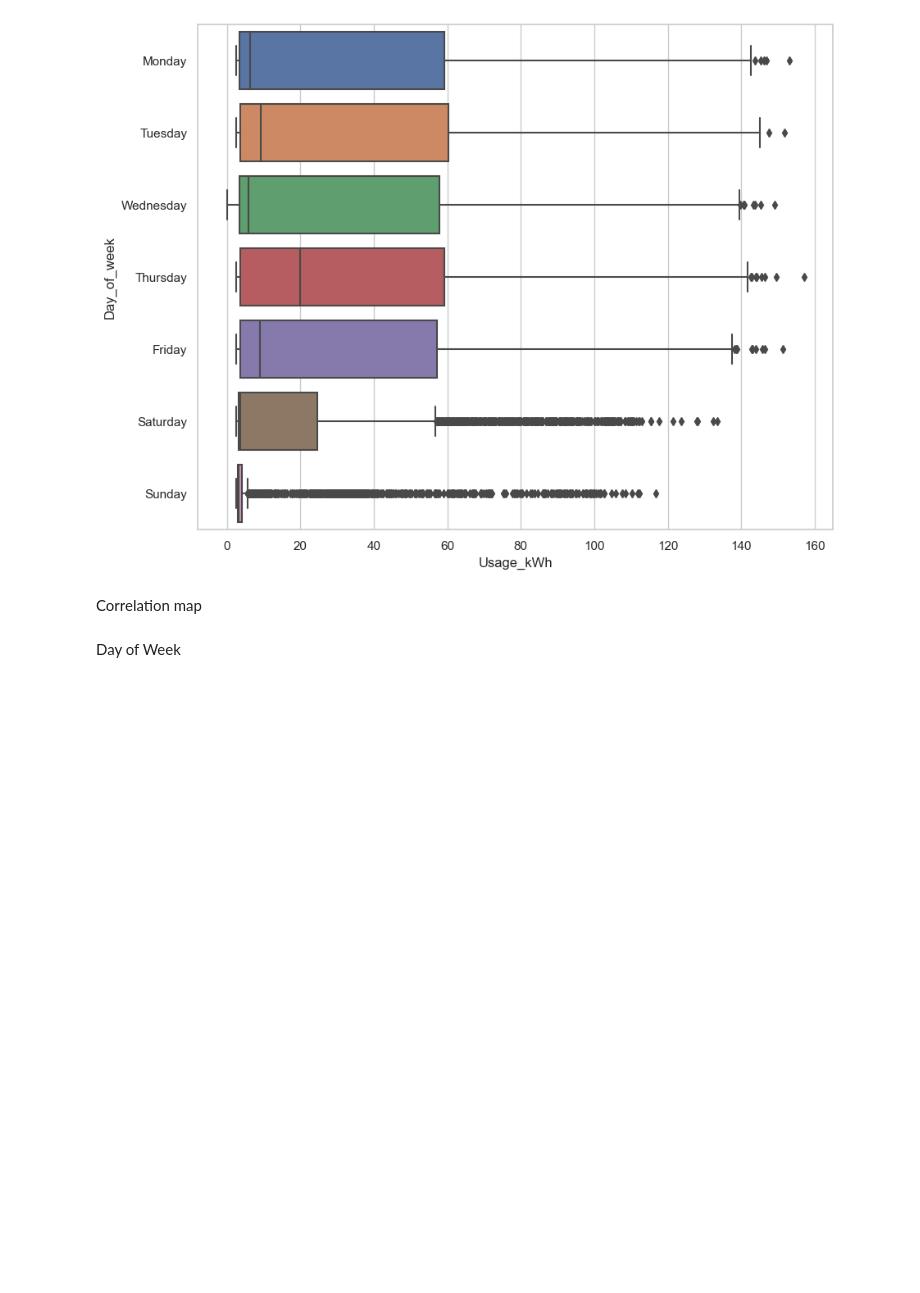
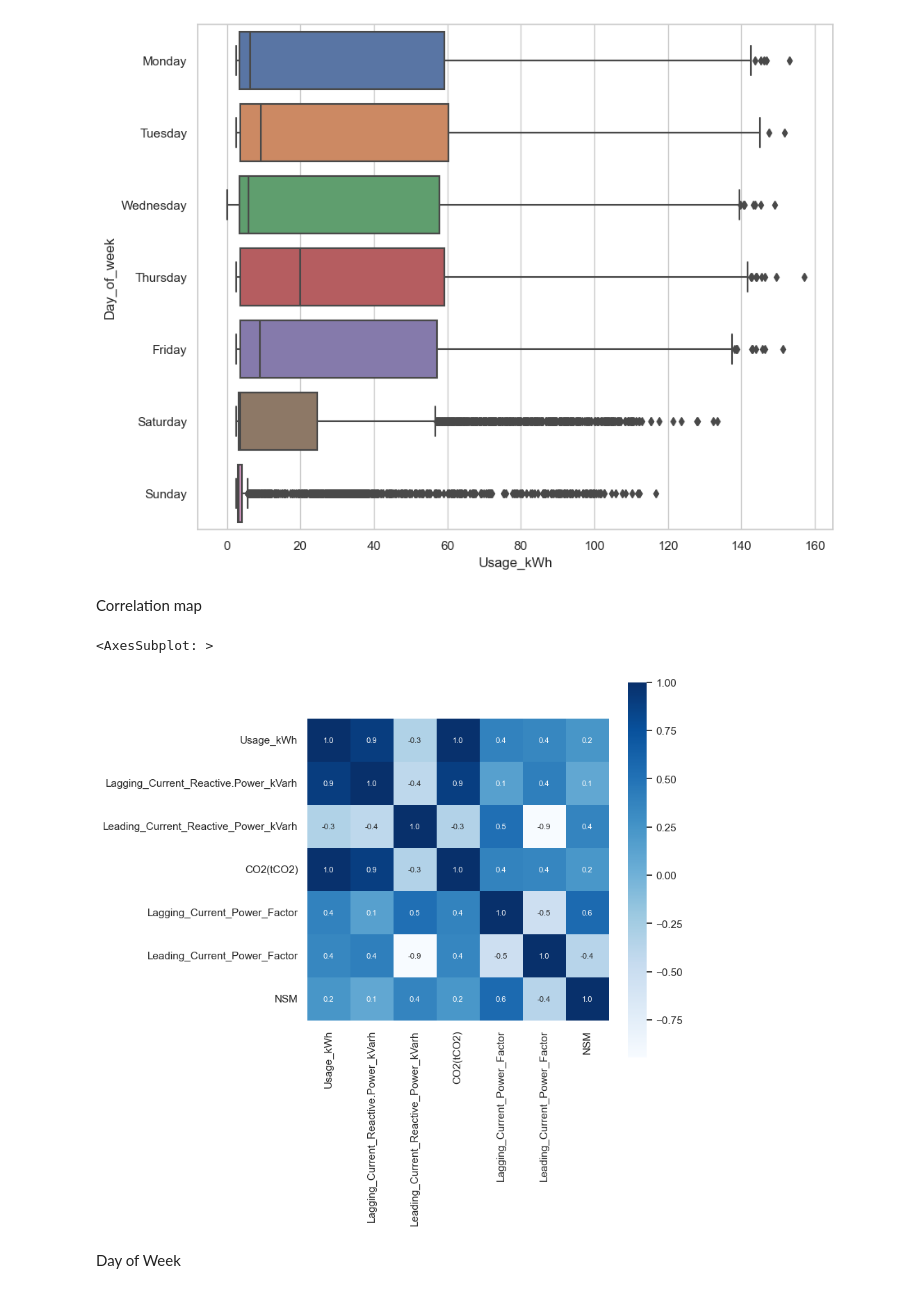
Before and after one commit to tea561/ML, a Jupyter notebook: Projekat1/proj1.ipynb, the cells around one changed output. Drawn from its saved outputs; the diff is of its cells as text; code cells hidden in the pictures; blank space fills up the shorter version.

```diff
--- a/Projekat1/proj1.ipynb
+++ b/Projekat1/proj1.ipynb
@@ -268,9 +273,12 @@ ax = sns.boxplot(x='Usage_kWh', data=data, y='Day_of_week', orient="h")
 # %% [markdown]
 Correlation map
 # %%
-# correlation = data.corr(numeric_only=True)
-# plt.figure(figsize=(7,7))
-# sns.heatmap(correlation, cbar=True, square=True, fmt='.1f', annot=True, annot_kws={'size':8}, cmap='Blues')
+correlation = data.corr(numeric_only=True)
+plt.figure(figsize=(7,7))
+sns.heatmap(correlation, cbar=True, square=True, fmt='.1f', annot=True, annot_kws={'size':8}, cmap='Blues')
+# %% [output]
+<AxesSubplot: >
+[figure, added]
 # %% [markdown]
 Day of Week
 # %%
```
Also changed, not shown: parts of 26 cells of this notebook.
